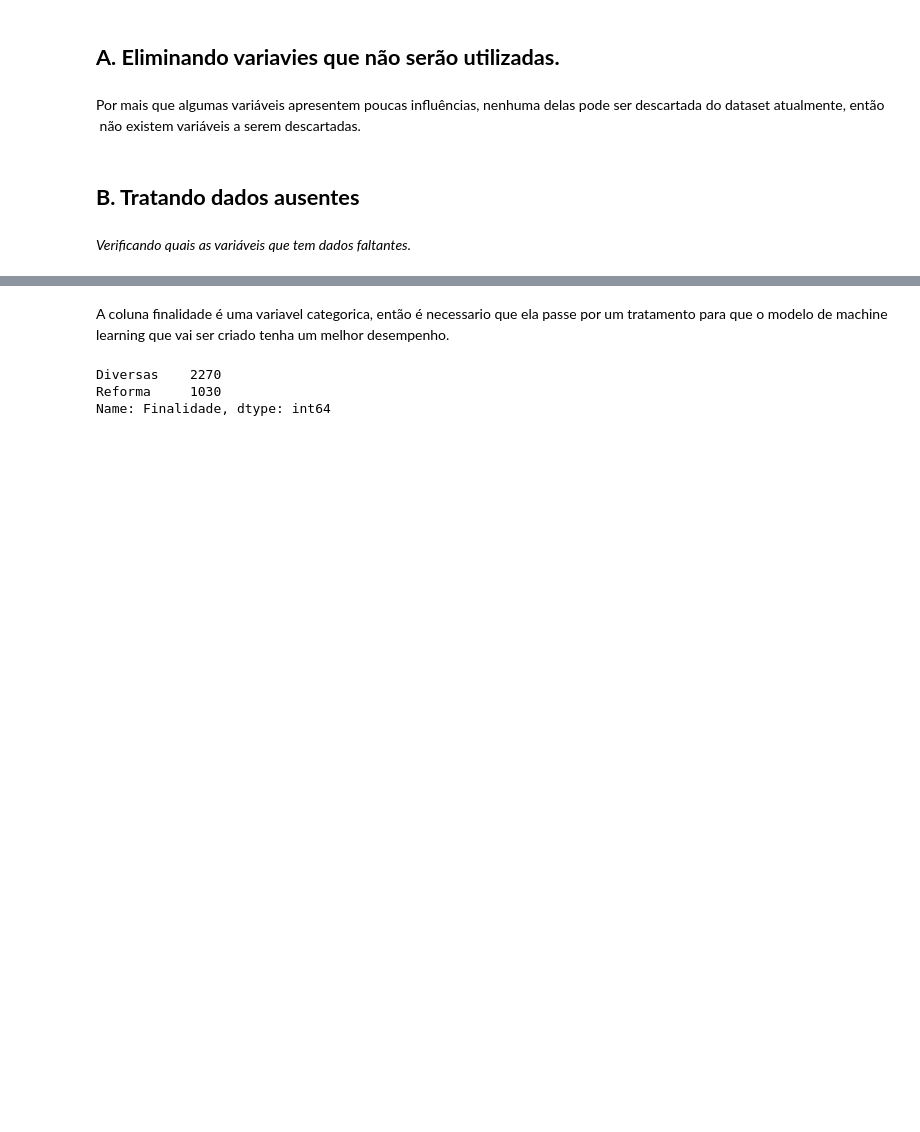
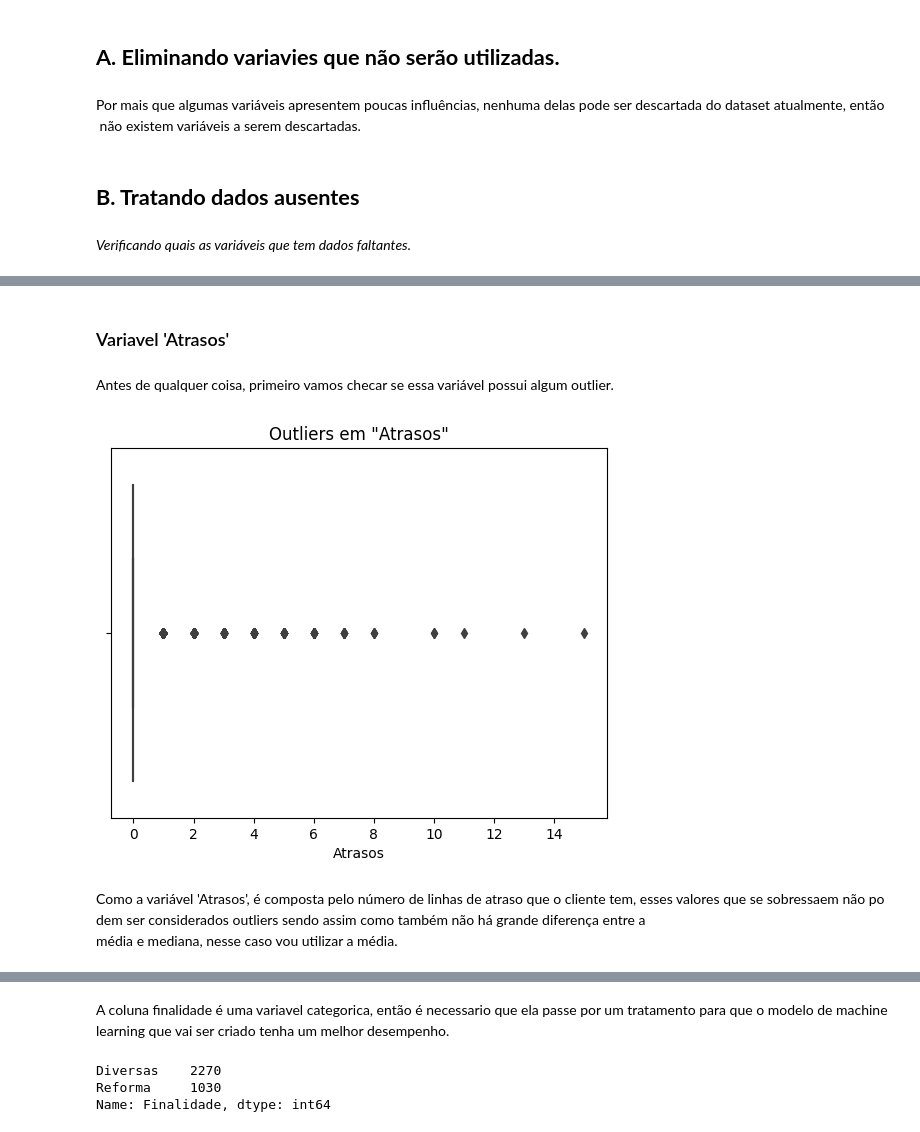
Before and after one commit to JosenildoJunior/Competicao_ML, a Jupyter notebook: 11ª_CompeticaoFLAI.ipynb, the cells around one changed output, grey strips where cells are left out. Saved outputs shown, nothing was run; the diff lists cells and outputs as text; code cells hidden in the pictures; blank space fills up the shorter version.

```diff
--- a/11ª_CompeticaoFLAI.ipynb
+++ b/11ª_CompeticaoFLAI.ipynb
@@ -404,0 +447,16 @@ percent_ausentes(df)
+# %%
+# Pegando a média da coluna 'Negativos'
+media_negativa = df['Negativos'].mean()
+
+# Substituindo os valores ausentes pela Negativos
+df['Negativos'] = df['Negativos'].fillna(media_negativa)
+# %% [markdown]
+### Variavel 'Atrasos'
+# %% [markdown]
+Antes de qualquer coisa, primeiro vamos checar se essa variável possui algum outlier.
+# %%
+sns.boxplot(data = df, x = 'Atrasos').set_title('Outliers em "Atrasos"');
+# %% [output]
+[figure, added]
+# %% [markdown]
+Como a variável 'Atrasos', é composta pelo número de linhas de atraso que o cliente tem, esses valores que se sobressaem não podem ser considerados outliers sendo assim como também não há grande diferença entre a média e mediana, nesse caso vou utilizar a média.
```
Also changed, not shown: parts of 26 cells of this notebook.
